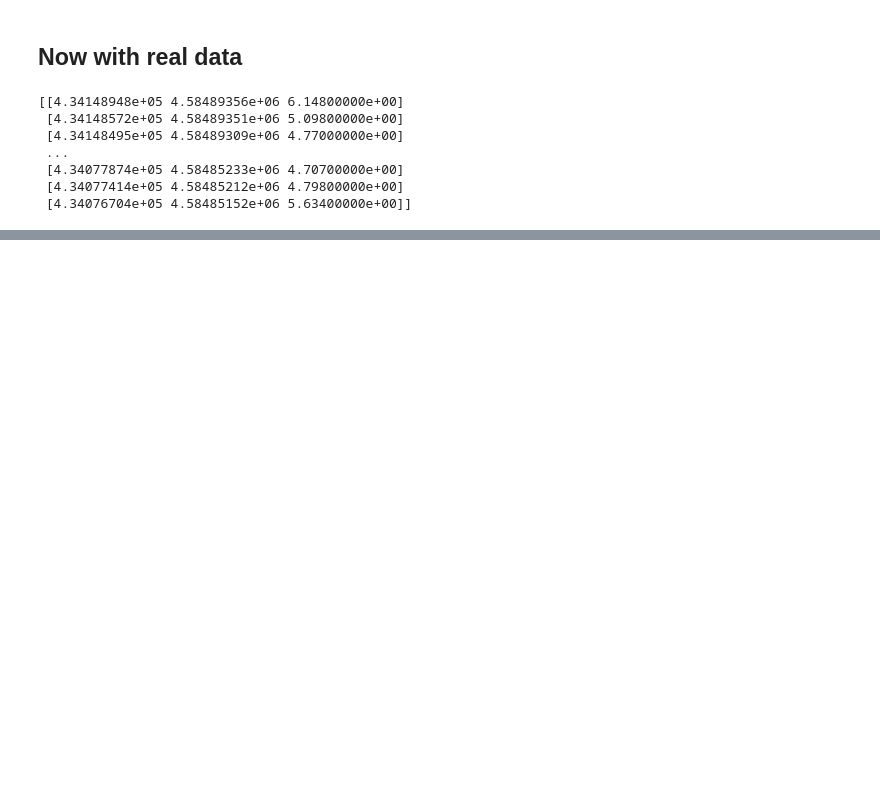
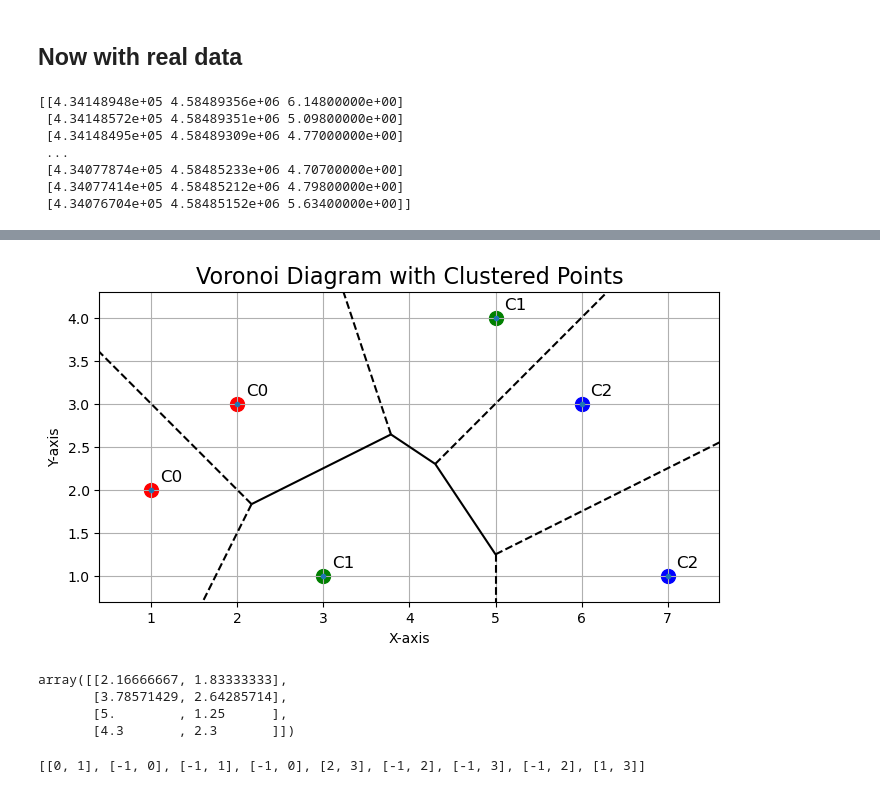
Before and after one commit to BeeGroup-cimne/solar_potencial_estimation_v3, a Jupyter notebook: Scripts/Plane_Identification_Revised/nov15/testSklearnPipeline.ipynb, the cells around one changed output, grey strips where cells are left out. Saved outputs shown, nothing was run; the diff lists cells and outputs as text; code cells hidden in the pictures; blank space fills up the shorter version.

```diff
--- a/Scripts/Plane_Identification_Revised/nov15/testSklearnPipeline.ipynb
+++ b/Scripts/Plane_Identification_Revised/nov15/testSklearnPipeline.ipynb
@@ -223,0 +361,50 @@ plot_clusters(data, pipeline.final_labels, title="Final Stage Clustering")
+# %%
+import numpy as np
+import matplotlib.pyplot as plt
+from scipy.spatial import Voronoi, voronoi_plot_2d
+
+# Example data: Replace with your specific arrays
+points_3d = np.array([
+    [1, 2, 5], [2, 3, 4], [3, 1, 3], [5, 4, 2], [7, 1, 6], [6, 3, 8]
+])  # Array of x, y, z points
+clusters = [0, 0, 1, 1, 2, 2]  # Cluster assignments for each point
+
+# Discard the z-coordinate
+points_2d = points_3d[:, :2]
+
+# Create the Voronoi diagram
+vor = Voronoi(points_2d)
+
+# Define a color map for clusters
+colors = ['red', 'green', 'blue']
+cluster_colors = [colors[c] for c in clusters]
+
+# Plot the Voronoi diagram
+fig, ax = plt.subplots(figsize=(8, 8))
+voronoi_plot_2d(vor, ax=ax, show_vertices=False, line_colors='black', line_width=1.5)
+
+# Overlay the points and cluster labels
+for point, cluster, color in zip(points_2d, clusters, cluster_colors):
+    ax.scatter(point[0], point[1], color=color, s=100)  # Plot points with cluster color and no border
+    ax.text(point[0] + 0.1, point[1] + 0.1, f'C{cluster}', fontsize=12, color='black')  # Label clusters
+
+# Add title and axis labels
+ax.set_title('Voronoi Diagram with Clustered Points', fontsize=16)
+ax.set_xlabel('X-axis')
+ax.set_ylabel('Y-axis')
+ax.set_aspect('equal')
+plt.grid()
+plt.show()
+# %% [output]
+[figure, added]
+# %%
+vor.vertices
+# %% [output]
+array([[2.16666667, 1.83333333],
+       [3.78571429, 2.64285714],
+       [5.        , 1.25      ],
+       [4.3       , 2.3       ]])
+# %%
+vor.ridge_vertices
+# %% [output]
+[[0, 1], [-1, 0], [-1, 1], [-1, 0], [2, 3], [-1, 2], [-1, 3], [-1, 2], [1, 3]]
```
Also changed, not shown: parts of 12 cells of this notebook, 1 other file.
